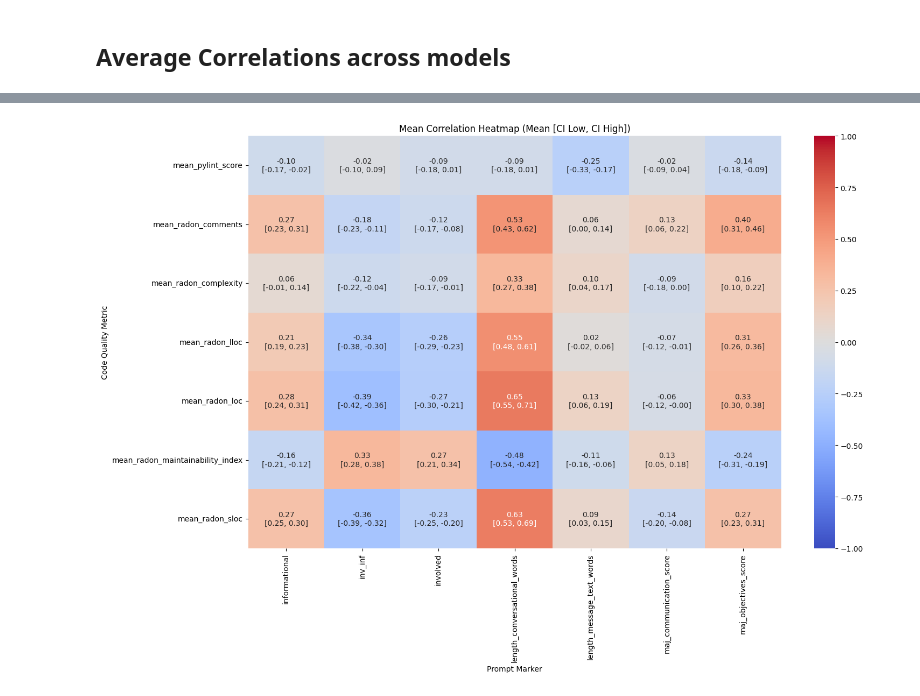
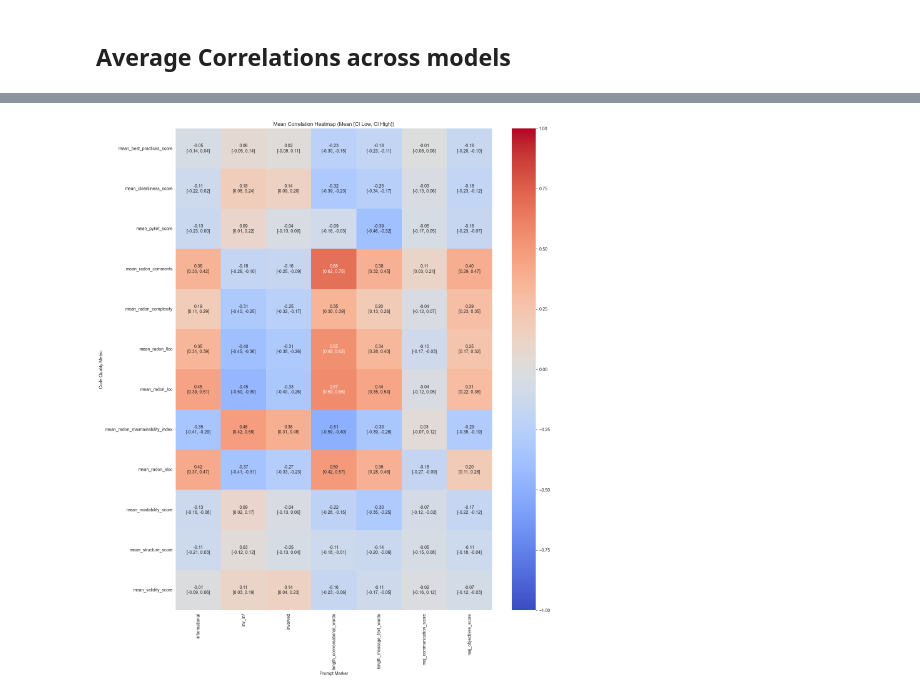
Before and after one commit to Mayaryin/GenderInfluenceInCodeGeneration, a Jupyter notebook: notebooks/code_analysis/04_Annontated_Pylint.ipynb, the cells around one changed output, grey strips where cells are left out. Cells and saved outputs as stored; diff of their text form; code cells hidden in the pictures.

```diff
--- a/notebooks/code_analysis/04_Annontated_Pylint.ipynb
+++ b/notebooks/code_analysis/04_Annontated_Pylint.ipynb
@@ -131,0 +156,4 @@ agg_df["length_conversational_words"] = agg_df["conversational"].astype(str).app
+# %%
+agg_df = agg_df[agg_df["message_id"] != 1524]
+agg_df = agg_df[agg_df["message_id"] != 764]
+agg_df
@@ -186,13 +331,14 @@ plt.show()
 # %%
 import pandas as pd
-from scipy.stats import pearsonr
+from scipy.stats import spearmanr
 import pingouin as pg
 from statsmodels.stats.multitest import multipletests
 
 # Set your column names:
 code_quality_cols = [
     "mean_radon_complexity", "mean_radon_maintainability_index", "mean_radon_loc",
-    "mean_radon_sloc", "mean_radon_lloc", "mean_radon_comments", "mean_pylint_score"
+    "mean_radon_sloc", "mean_radon_lloc", "mean_radon_comments", "mean_pylint_score",
+    "mean_validity_score", "mean_cleanliness_score", "mean_readability_score", "mean_structure_score", "mean_best_practices_score"
 ]
 prompt_marker_cols = [
     "length_message_text_words", "length_conversational_words", "inv_inf", "informational", "involved", "maj_objectives_score", "maj_communication_score"
@@ -209,7 +355,7 @@ for model, df_sub in agg_df.groupby("model_version"):
             mask = x.notna() & y.notna()
             n = mask.sum()
             if n >= 3:
-                corr, pval = pearsonr(x[mask], y[mask])
+                corr, pval = spearmanr(x[mask], y[mask])
                 ci = pg.compute_bootci(
                     x[mask].values,
                     y[mask].values,
@@ -303,13 +467,13 @@ def agg_ci(group):
         'ci_high': ci_high
     })
 
-agg_df = (
+agg_corr_df = (
     all_corrs_df
     .groupby(['code_quality_metric', 'prompt_marker'])
     .apply(agg_ci)
     .reset_index()
 )[['code_quality_metric', 'prompt_marker', 'mean', 'std', 'ci_low', 'ci_high']]
 
-agg_df
+agg_corr_df
 # %% [output]
 |  | code_quality_metric | prompt_marker | mean | std | ci_low | ci_high |
@@ -360,8 +520,8 @@ import matplotlib.pyplot as plt
 import seaborn as sns
 
 # Sample structure
-markers = agg_df['prompt_marker'].unique()
-metrics = agg_df['code_quality_metric'].unique()
+markers = agg_corr_df['prompt_marker'].unique()
+metrics = agg_corr_df['code_quality_metric'].unique()
 
 bar_width = 0.8 / len(metrics)   # assume 0.8 is group width (to leave some spacing)
 
@@ -370,7 +530,7 @@ x = np.arange(len(markers))  # the group positions (center of each group)
 plt.figure(figsize=(12, 6))
 
 for i, metric in enumerate(metrics):
-    group = agg_df[agg_df['code_quality_metric'] == metric]
+    group = agg_corr_df[agg_df['code_quality_metric'] == metric]
     means = group.set_index('prompt_marker').loc[markers]['mean']
     ci_lows = group.set_index('prompt_marker').loc[markers]['ci_low']
     ci_highs = group.set_index('prompt_marker').loc[markers]['ci_high']
@@ -399,35 +560,34 @@ import pandas as pd
 import seaborn as sns
 import matplotlib.pyplot as plt
 
-# Suppose agg_df has columns: ['code_quality_metric', 'prompt_marker', 'mean', 'std', 'ci_low', 'ci_high']
 
 # Pivot for each relevant value
-heatmap_mean = agg_df.pivot(index='code_quality_metric', columns='prompt_marker', values='mean')
-heatmap_low = agg_df.pivot(index='code_quality_metric', columns='prompt_marker', values='ci_low')
-heatmap_high = agg_df.pivot(index='code_quality_metric', columns='prompt_marker', values='ci_high')
+heatmap_mean = agg_corr_df.pivot(index='code_quality_metric', columns='prompt_marker', values='mean')
+heatmap_low = agg_corr_df.pivot(index='code_quality_metric', columns='prompt_marker', values='ci_low')
+heatmap_high = agg_corr_df.pivot(index='code_quality_metric', columns='prompt_marker', values='ci_high')
 
 # Build annotation text with mean and CI in each cell
 annot = heatmap_mean.copy().astype(str)
 for i in heatmap_mean.index:
     for j in heatmap_mean.columns:
         m = heatmap_mean.loc[i, j]
         lo = heatmap_low.loc[i, j]
         hi = heatmap_high.loc[i, j]
         annot.loc[i, j] = f"{m:.2f}\n[{lo:.2f}, {hi:.2f}]"
 
 plt.figure(figsize=(len(heatmap_mean.columns)*2.2, len(heatmap_mean.index)*1.5))
 sns.heatmap(
     heatmap_mean,
     annot=annot,
     fmt='',
     cmap="coolwarm",
     vmin=-1, vmax=1,
     annot_kws={"size": 10}
 )
 plt.title("Mean Correlation Heatmap (Mean [CI Low, CI High])")
 plt.ylabel("Code Quality Metric")
 plt.xlabel("Prompt Marker")
 plt.tight_layout()
 plt.show()
 # %% [output]
-[figure, old version]
+[figure, new version]
```
Also changed, not shown: parts of 18 cells of this notebook, 2 other files.
